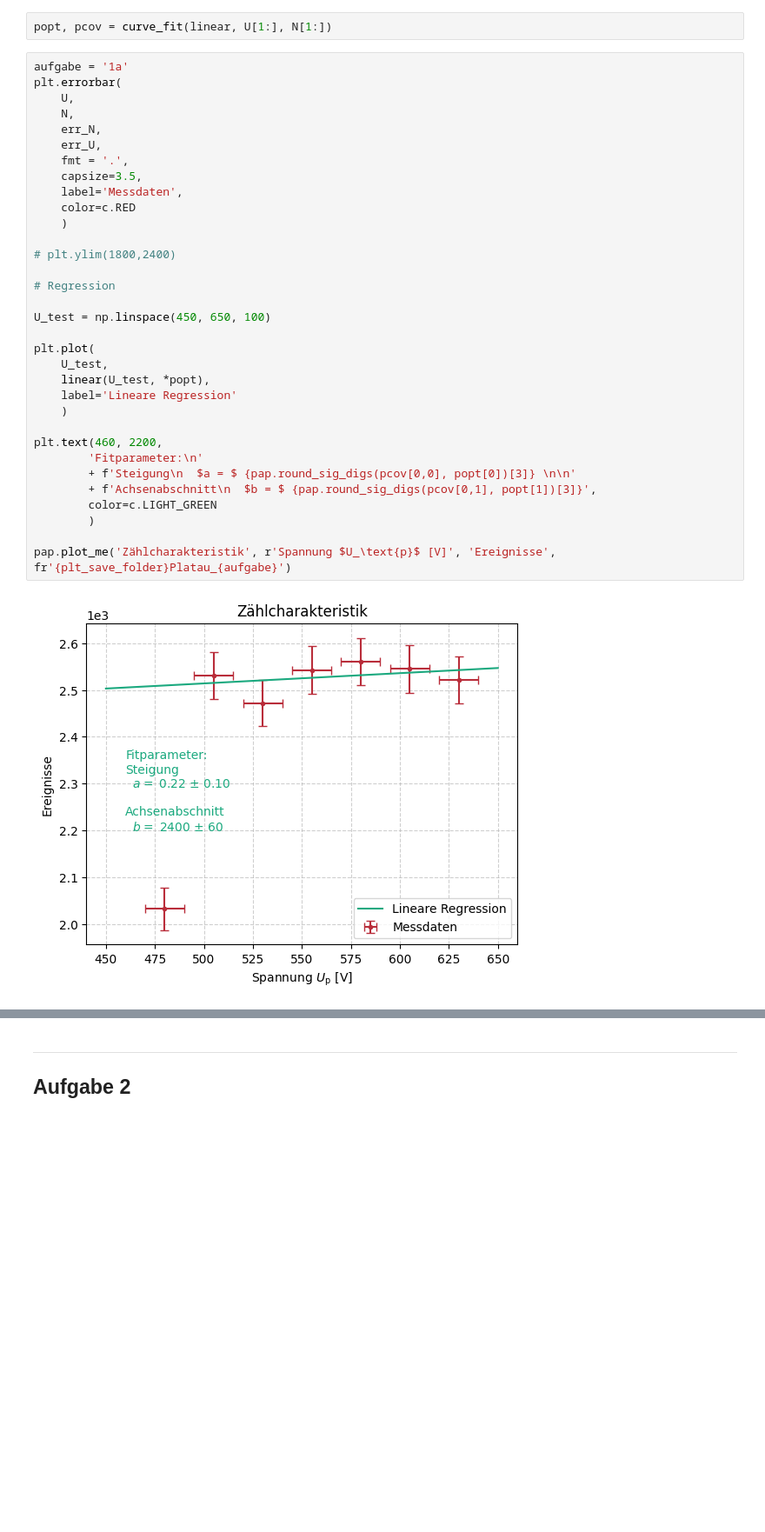
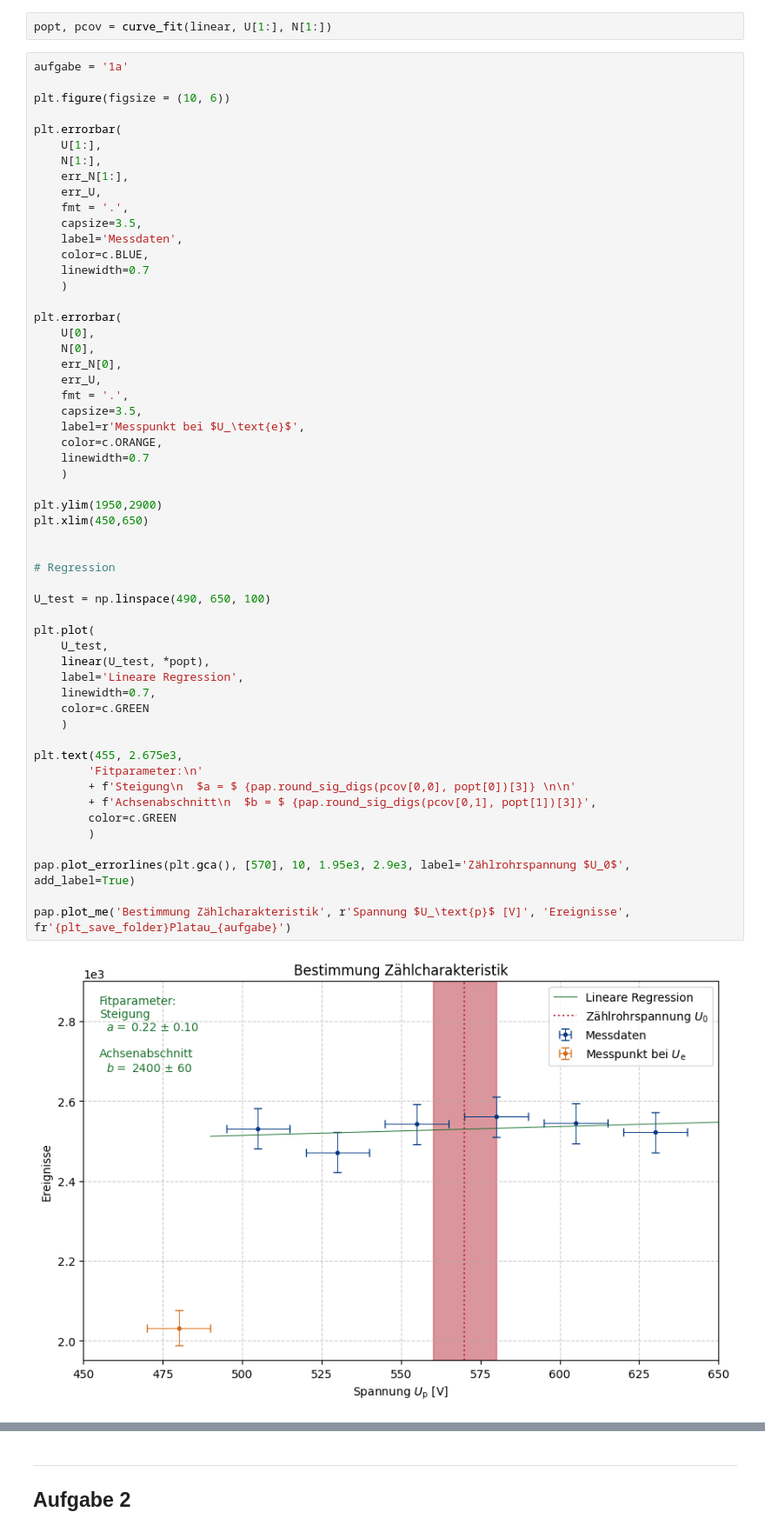
Before and after one commit to FinnZeumer/PAP-2, a Jupyter notebook: Versuche/251/Python/V251.ipynb, the cells around one changed output, grey strips where cells are left out. Shown at 87% size. Cells and saved outputs as stored; diff of their text form; blank space fills up the shorter version.

```diff
--- a/Versuche/251/Python/V251.ipynb
+++ b/Versuche/251/Python/V251.ipynb
@@ -110,36 +189,58 @@ def linear(x, a, b):
 popt, pcov = curve_fit(linear, U[1:], N[1:])
 # %%
 aufgabe = '1a'
+
+plt.figure(figsize = (10, 6))
+
 plt.errorbar(
-    U,
-    N,
-    err_N,
+    U[1:],
+    N[1:],
+    err_N[1:],
     err_U,
     fmt = '.',
     capsize=3.5,
     label='Messdaten',
-    color=c.RED
+    color=c.BLUE,
+    linewidth=0.7
     )
 
-# plt.ylim(1800,2400)
+plt.errorbar(
+    U[0],
+    N[0],
+    err_N[0],
+    err_U,
+    fmt = '.',
+    capsize=3.5,
+    label=r'Messpunkt bei $U_\text{e}$',
+    color=c.ORANGE,
+    linewidth=0.7
+    )
+
+plt.ylim(1950,2900)
+plt.xlim(450,650)
+
 
 # Regression
 
-U_test = np.linspace(450, 650, 100)
+U_test = np.linspace(490, 650, 100)
 
 plt.plot(
     U_test,
     linear(U_test, *popt),
-    label='Lineare Regression'
+    label='Lineare Regression',
+    linewidth=0.7,
+    color=c.GREEN
     )
 
-plt.text(460, 2200,
+plt.text(455, 2.675e3,
         'Fitparameter:\n'
         + f'Steigung\n  $a = $ {pap.round_sig_digs(pcov[0,0], popt[0])[3]} \n\n'
         + f'Achsenabschnitt\n  $b = $ {pap.round_sig_digs(pcov[0,1], popt[1])[3]}',
-        color=c.LIGHT_GREEN
+        color=c.GREEN
         )
 
-pap.plot_me('Zählcharakteristik', r'Spannung $U_\text{p}$ [V]', 'Ereignisse', fr'{plt_save_folder}Platau_{aufgabe}')
+pap.plot_errorlines(plt.gca(), [570], 10, 1.95e3, 2.9e3, label='Zählrohrspannung $U_0$', add_label=True)
+
+pap.plot_me('Bestimmung Zählcharakteristik', r'Spannung $U_\text{p}$ [V]', 'Ereignisse', fr'{plt_save_folder}Platau_{aufgabe}')
 # %% [output]
-[figure, old version]
+[figure, new version]
```
Also changed, not shown: parts of 20 cells of this notebook, 12 other files.
